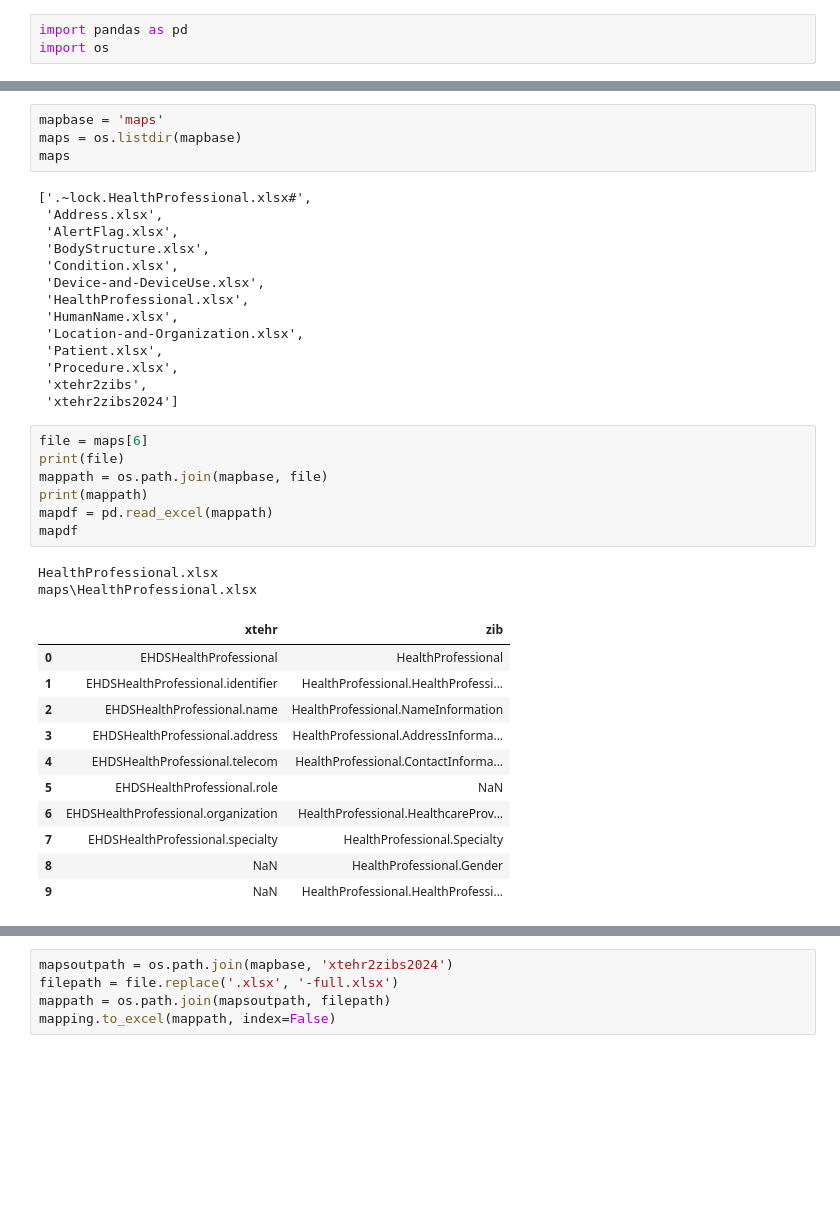
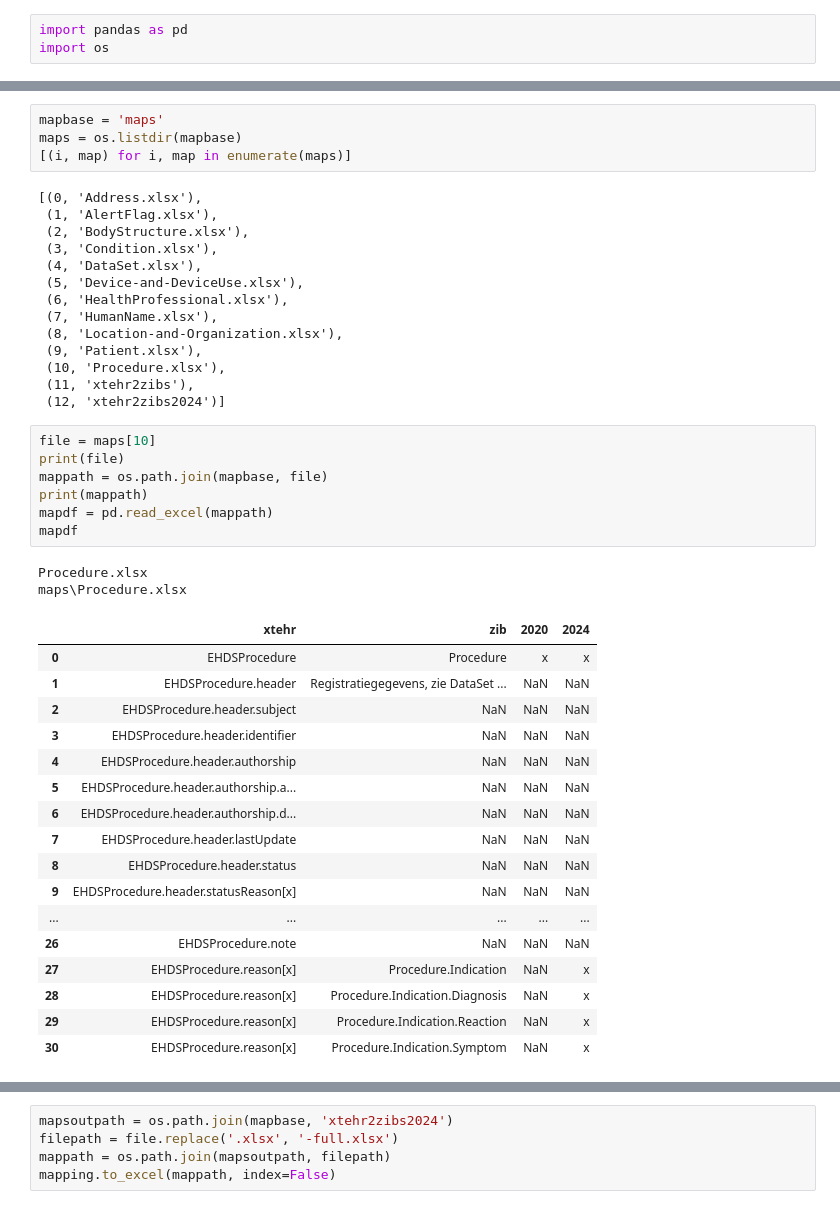
Before and after one commit to Nictiz/eu-nl-compared, a Jupyter notebook: mapping.ipynb, the cells around one changed output, grey strips where cells are left out. Cells and saved outputs as stored; diff of their text form; blank space fills up the shorter version.

```diff
--- a/mapping.ipynb
+++ b/mapping.ipynb
@@ -84,42 +98,48 @@ HealthProfessional.xlsx
 # %%
 mapbase = 'maps'
 maps = os.listdir(mapbase)
-maps
+[(i, map) for i, map in enumerate(maps)]
 # %% [output]
-['.~lock.HealthProfessional.xlsx#',
- 'Address.xlsx',
- 'AlertFlag.xlsx',
- 'BodyStructure.xlsx',
- 'Condition.xlsx',
- 'Device-and-DeviceUse.xlsx',
- 'HealthProfessional.xlsx',
- 'HumanName.xlsx',
- 'Location-and-Organization.xlsx',
- 'Patient.xlsx',
- 'Procedure.xlsx',
- 'xtehr2zibs',
- 'xtehr2zibs2024']
+[(0, 'Address.xlsx'),
+ (1, 'AlertFlag.xlsx'),
+ (2, 'BodyStructure.xlsx'),
+ (3, 'Condition.xlsx'),
+ (4, 'DataSet.xlsx'),
+ (5, 'Device-and-DeviceUse.xlsx'),
+ (6, 'HealthProfessional.xlsx'),
+ (7, 'HumanName.xlsx'),
+ (8, 'Location-and-Organization.xlsx'),
+ (9, 'Patient.xlsx'),
+ (10, 'Procedure.xlsx'),
+ (11, 'xtehr2zibs'),
+ (12, 'xtehr2zibs2024')]
 # %%
-file = maps[6]
+file = maps[10]
 print(file)
 mappath = os.path.join(mapbase, file)
 print(mappath)
 mapdf = pd.read_excel(mappath)
 mapdf
 # %% [output]
-HealthProfessional.xlsx
-maps\HealthProfessional.xlsx
+Procedure.xlsx
+maps\Procedure.xlsx
-|  | xtehr | zib |
-| 0 | EHDSHealthProfessional | HealthProfessional |
-| 1 | EHDSHealthProfessional.identifier | HealthProfessional.HealthProfessi... |
-| 2 | EHDSHealthProfessional.name | HealthProfessional.NameInformation |
-| 3 | EHDSHealthProfessional.address | HealthProfessional.AddressInforma... |
-| 4 | EHDSHealthProfessional.telecom | HealthProfessional.ContactInforma... |
-| 5 | EHDSHealthProfessional.role | NaN |
-| 6 | EHDSHealthProfessional.organization | HealthProfessional.HealthcareProv... |
-| 7 | EHDSHealthProfessional.specialty | HealthProfessional.Specialty |
-| 8 | NaN | HealthProfessional.Gender |
-| 9 | NaN | HealthProfessional.HealthProfessi... |
+|  | xtehr | zib | 2020 | 2024 |
+| 0 | EHDSProcedure | Procedure | x | x |
+| 1 | EHDSProcedure.header | Registratiegegevens, zie DataSet ... | NaN | NaN |
+| 2 | EHDSProcedure.header.subject | NaN | NaN | NaN |
+| 3 | EHDSProcedure.header.identifier | NaN | NaN | NaN |
+| 4 | EHDSProcedure.header.authorship | NaN | NaN | NaN |
+| 5 | EHDSProcedure.header.authorship.a... | NaN | NaN | NaN |
+| 6 | EHDSProcedure.header.authorship.d... | NaN | NaN | NaN |
+| 7 | EHDSProcedure.header.lastUpdate | NaN | NaN | NaN |
+| 8 | EHDSProcedure.header.status | NaN | NaN | NaN |
+| 9 | EHDSProcedure.header.statusReason[x] | NaN | NaN | NaN |
+| ... | ... | ... | ... | ... |
+| 26 | EHDSProcedure.note | NaN | NaN | NaN |
+| 27 | EHDSProcedure.reason[x] | Procedure.Indication | NaN | x |
+| 28 | EHDSProcedure.reason[x] | Procedure.Indication.Diagnosis | NaN | x |
+| 29 | EHDSProcedure.reason[x] | Procedure.Indication.Reaction | NaN | x |
+| 30 | EHDSProcedure.reason[x] | Procedure.Indication.Symptom | NaN | x |
 # %%
 mapping = mapdf[['xtehr', 'zib']].merge(zibdf.add_suffix('_zib'), left_on='zib', right_on='path_zib', how='outer').merge(xlmdf.add_suffix('_xtehr'), left_on='xtehr', right_on='path_xtehr', how='outer')
 mapping
```
Also changed, not shown: parts of 7 cells of this notebook, 8 other files.
